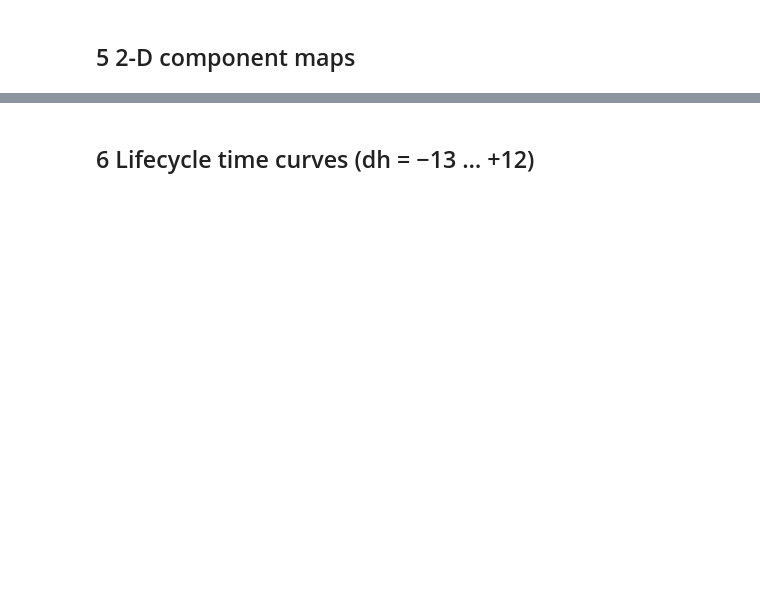
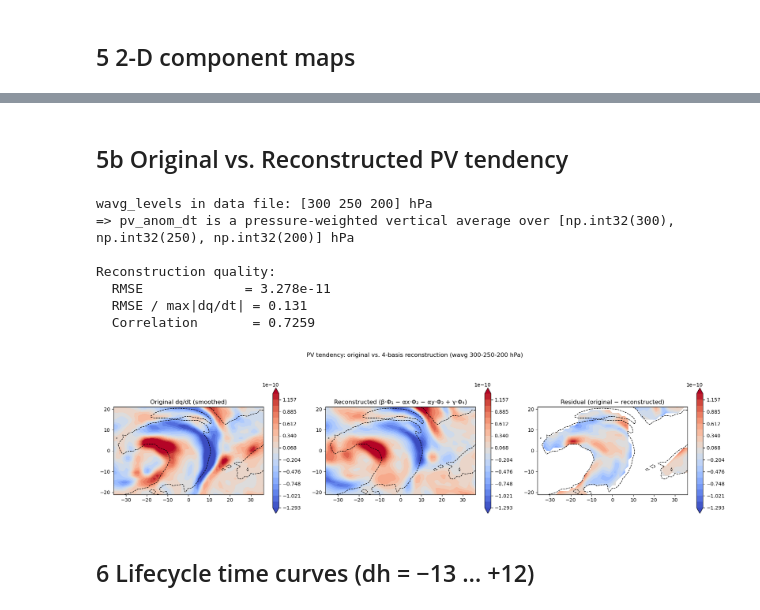
Before and after one commit to yanxingjianken/pvtend, a Jupyter notebook: examples/03_four_basis_projection.ipynb, the cells around one changed output, grey strips where cells are left out. Drawn from its saved outputs; the diff is of its cells as text; code cells hidden in the pictures; blank space fills up the shorter version.

```diff
--- a/examples/03_four_basis_projection.ipynb
+++ b/examples/03_four_basis_projection.ipynb
@@ -119,3 +157,63 @@ plt.show()
+# %% [markdown]
+## 5b  Original vs. Reconstructed PV tendency
+# %%
+
+# Original (smoothed) vs. reconstructed PV tendency
+recon = proj["recon"]
+resid = proj["resid"]
+
+vmax = np.nanpercentile(np.abs(pv_dt_smooth), 95)
+levels_cf = np.linspace(-vmax, vmax, 20)
+
+fig, axes = plt.subplots(1, 3, figsize=(18, 5))
+
+# --- Original ---
+cf0 = axes[0].contourf(x_rel, y_rel, pv_dt_smooth,
+                        levels=levels_cf, cmap="coolwarm", extend="both")
+axes[0].contour(x_rel, y_rel, d0["pv_anom"], levels=[-0.5e-6],
+                colors="k", linewidths=1.0, linestyles="--")
+axes[0].set_title("Original dq/dt (smoothed)")
+axes[0].set_aspect("equal")
+plt.colorbar(cf0, ax=axes[0], shrink=0.8)
+
+# --- Reconstructed ---
+cf1 = axes[1].contourf(x_rel, y_rel, recon,
+                        levels=levels_cf, cmap="coolwarm", extend="both")
+axes[1].contour(x_rel, y_rel, d0["pv_anom"], levels=[-0.5e-6],
+                colors="k", linewidths=1.0, linestyles="--")
+axes[1].set_title("Reconstructed (β·Φ₁ − αx·Φ₂ − αy·Φ₃ + γ·Φ₄)")
+axes[1].set_aspect("equal")
+plt.colorbar(cf1, ax=axes[1], shrink=0.8)
+
+# --- Residual ---
+cf2 = axes[2].contourf(x_rel, y_rel, resid,
+                        levels=levels_cf, cmap="coolwarm", extend="both")
+axes[2].contour(x_rel, y_rel, d0["pv_anom"], levels=[-0.5e-6],
+                colors="k", linewidths=1.0, linestyles="--")
+axes[2].set_title("Residual (original − reconstructed)")
+axes[2].set_aspect("equal")
+plt.colorbar(cf2, ax=axes[2], shrink=0.8)
+
+# Print which levels are used
+print(f"wavg_levels in data file: {d0['wavg_levels']} hPa")
+print(f"=> pv_anom_dt is a pressure-weighted vertical average over {list(d0['wavg_levels'])} hPa")
+print(f"\nReconstruction quality:")
+print(f"  RMSE             = {proj['rmse']:.3e}")
+print(f"  RMSE / max|dq/dt| = {proj['rmse'] / (np.nanmax(np.abs(pv_dt_smooth)) + 1e-30):.3f}")
+print(f"  Correlation       = {np.corrcoef(pv_dt_smooth[np.isfinite(pv_dt_smooth) & np.isfinite(recon)], recon[np.isfinite(pv_dt_smooth) & np.isfinite(recon)])[0,1]:.4f}")
+
+fig.suptitle("PV tendency: original vs. 4-basis reconstruction (wavg 300-250-200 hPa)", y=1.02)
+fig.tight_layout()
+plt.show()
+# %% [output]
+wavg_levels in data file: [300 250 200] hPa
+=> pv_anom_dt is a pressure-weighted vertical average over [np.int32(300), np.int32(250), np.int32(200)] hPa
+
+Reconstruction quality:
+  RMSE             = 3.278e-11
+  RMSE / max|dq/dt| = 0.131
+  Correlation       = 0.7259
+[figure, added]
 # %% [markdown]
 ## 6  Lifecycle time curves (dh = −13 … +12)
 # %%
```
Also changed, not shown: parts of 10 cells of this notebook, 8 other files.
